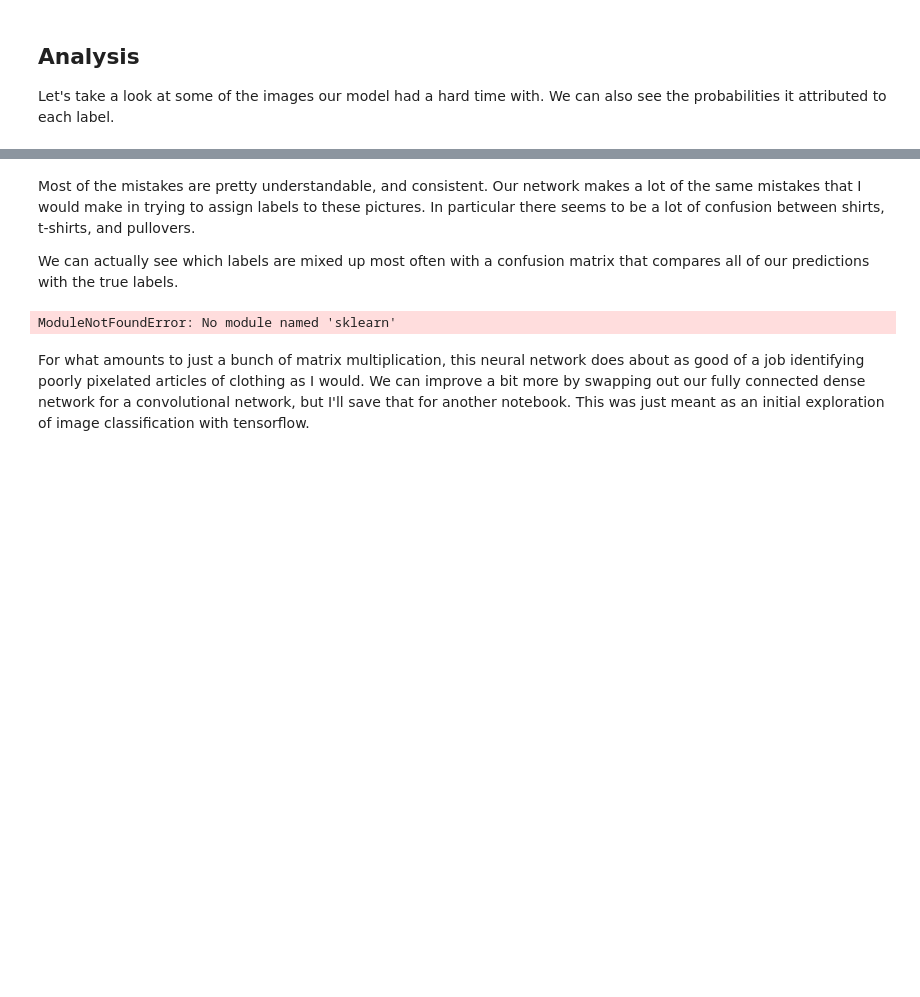
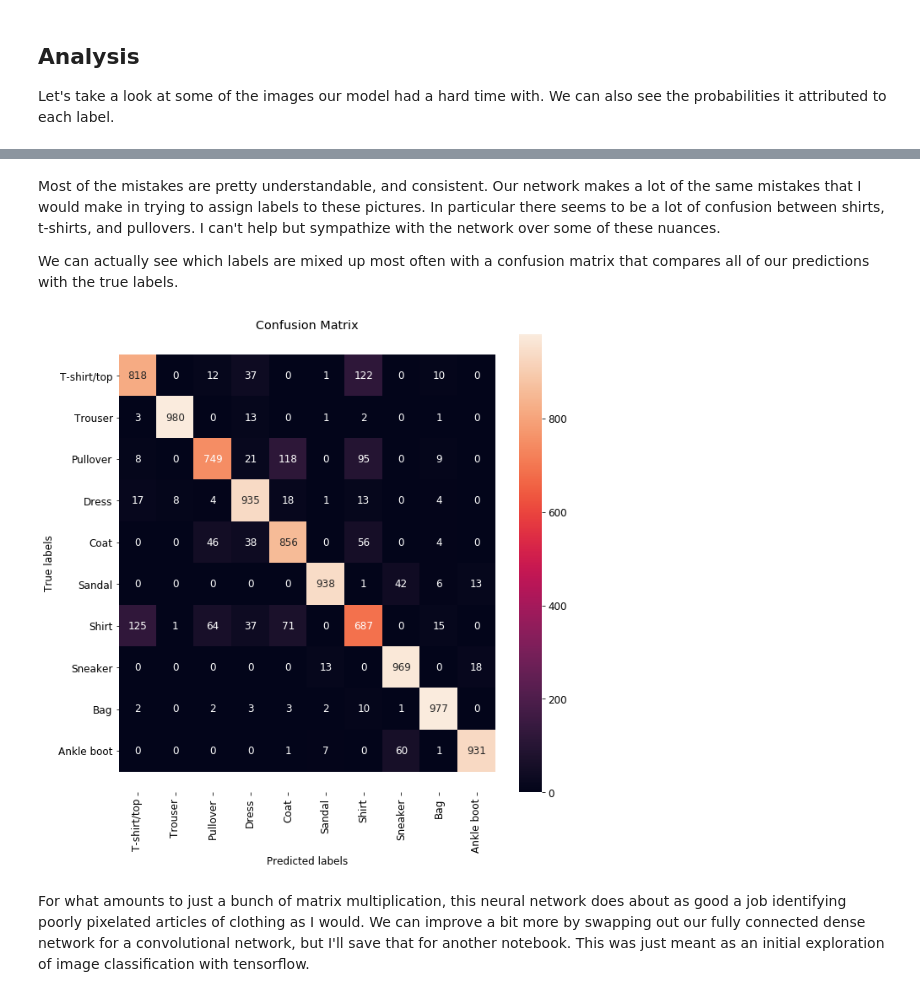
Before and after one commit to gonnan/mnist-fashion, a Jupyter notebook: mnist-fashion-dnn.ipynb, the cells around one changed output, grey strips where cells are left out. Saved outputs shown, nothing was run; the diff lists cells and outputs as text; code cells hidden in the pictures; blank space fills up the shorter version.

```diff
--- a/mnist-fashion-dnn.ipynb
+++ b/mnist-fashion-dnn.ipynb
@@ -236,21 +235,28 @@ for i in range(0, 20, 2):
 # %% [markdown]
-Most of the mistakes are pretty understandable, and consistent. Our network makes a lot of the same mistakes that I would  make in trying to assign labels to these pictures. In particular there seems to be a lot of confusion between shirts, t-shirts, and pullovers.
+Most of the mistakes are pretty understandable, and consistent. Our network makes a lot of the same mistakes that I would  make in trying to assign labels to these pictures. In particular there seems to be a lot of confusion between shirts, t-shirts, and pullovers. I can't help but sympathize with the network over some of these nuances.
 
 We can actually see which labels are mixed up most often with a confusion matrix that compares all of our predictions with the true labels.
 # %%
 import seaborn as sns
 from sklearn.metrics import confusion_matrix
 
 plt.figure(figsize=(10, 10))
+
 confusion_matrix = confusion_matrix(true_labels, predictions)
-ax = sns.heatmap(confusion_matrix, xticklabels=class_names, yticklabels=class_names, annot=True, fmt='g')
+ax = sns.heatmap(confusion_matrix,
+                 xticklabels=class_names,
+                 yticklabels=class_names,
+                 annot=True,
+                 fmt='g')
+
 plt.xlabel('Predicted labels')
 plt.ylabel('True labels')
 plt.title('Confusion Matrix')
 bottom, top = ax.get_ylim()
 ax.set_ylim(bottom + 0.5, top - 0.5)
+
 plt.show()
 # %% [output]
-ModuleNotFoundError: No module named 'sklearn'
+[figure, added]
 # %% [markdown]
-For what amounts to just a bunch of matrix multiplication, this neural network does about as good of a job identifying poorly pixelated articles of clothing as I would. We can improve a bit more by swapping out our fully connected dense network for a convolutional network, but I'll save that for another notebook. This was just meant as an initial exploration of image classification with tensorflow.
+For what amounts to just a bunch of matrix multiplication, this neural network does about as good a job identifying poorly pixelated articles of clothing as I would. We can improve a bit more by swapping out our fully connected dense network for a convolutional network, but I'll save that for another notebook. This was just meant as an initial exploration of image classification with tensorflow.
```
Also changed, not shown: parts of 4 cells of this notebook.
